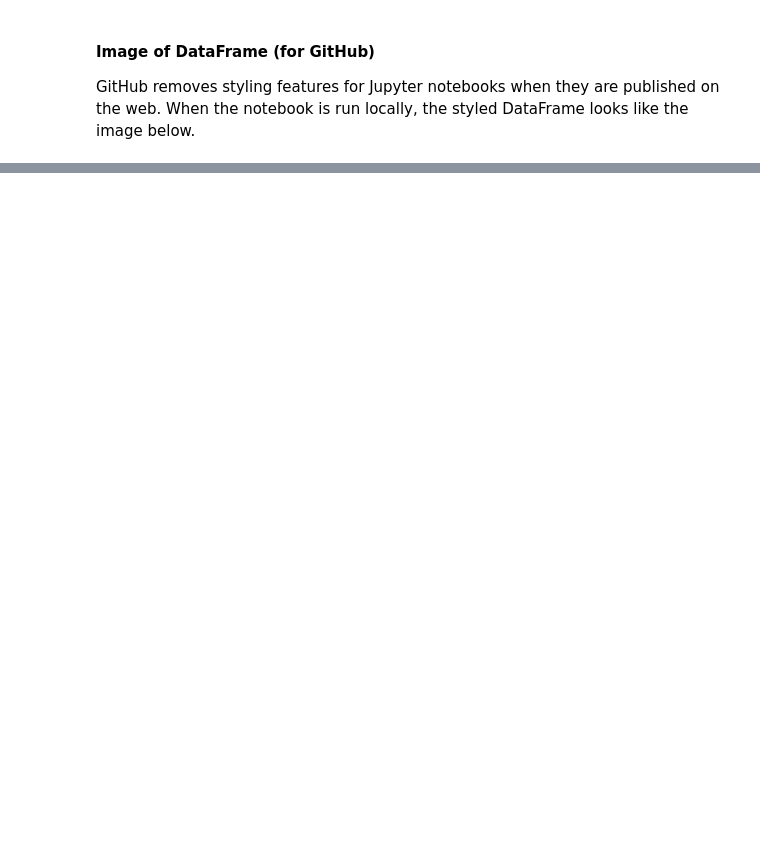
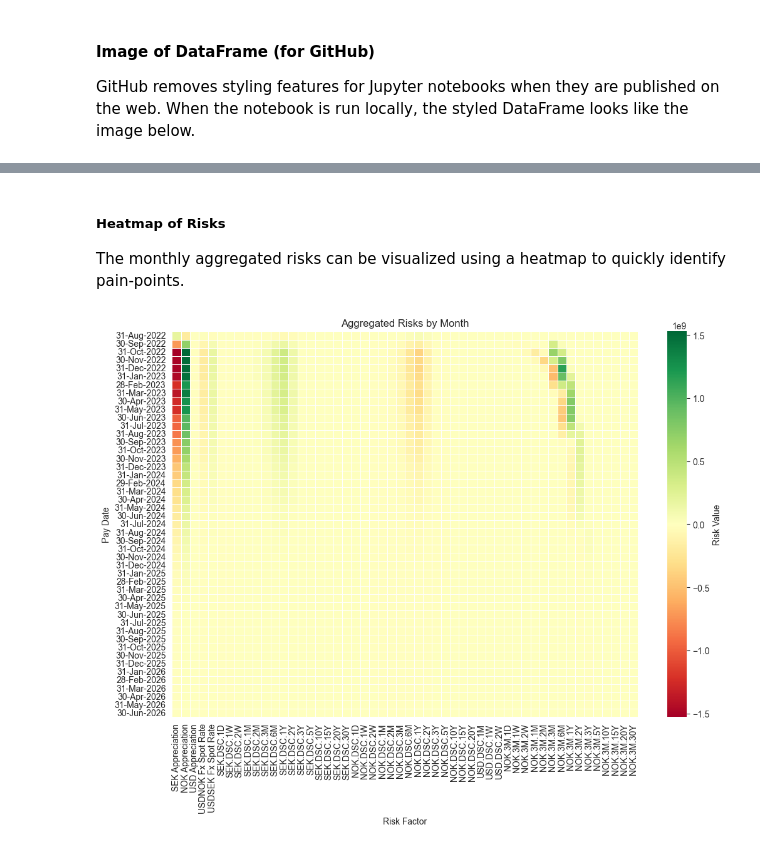
Before and after one commit to mastixstudio/notebooks, a Jupyter notebook: pandas_analysis_loan_book.ipynb, the cells around one changed output, grey strips where cells are left out. Cells and saved outputs as stored; diff of their text form; code cells hidden in the pictures; blank space fills up the shorter version.

```diff
--- a/pandas_analysis_loan_book.ipynb
+++ b/pandas_analysis_loan_book.ipynb
@@ -349,0 +336,19 @@ plt.show()
+# %% [markdown]
+##### Heatmap of Risks
+The monthly aggregated risks can be visualized using a heatmap to quickly identify pain-points.
+# %%
+grouped_risks.index = pd.to_datetime(grouped_risks.index)
+
+formatted_dates = grouped_risks.index.strftime('%d-%b-%Y')
+
+heatmap_data = grouped_risks.iloc[:, 1:]
+
+plt.figure(figsize=(12, 8))
+sns.heatmap(heatmap_data, cmap="RdYlGn", linewidths=.5, cbar_kws={'label': 'Risk Value'}, yticklabels=formatted_dates)
+
+plt.title('Aggregated Risks by Month')
+plt.xlabel('Risk Factor')
+plt.ylabel('Pay Date')
+plt.show()
+# %% [output]
+[figure, added]
```
Also changed, not shown: parts of 18 cells of this notebook.
